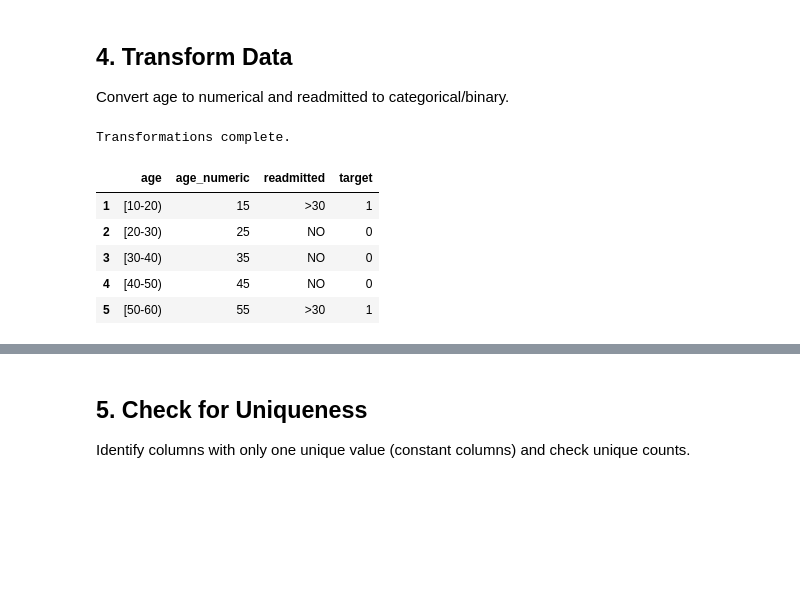
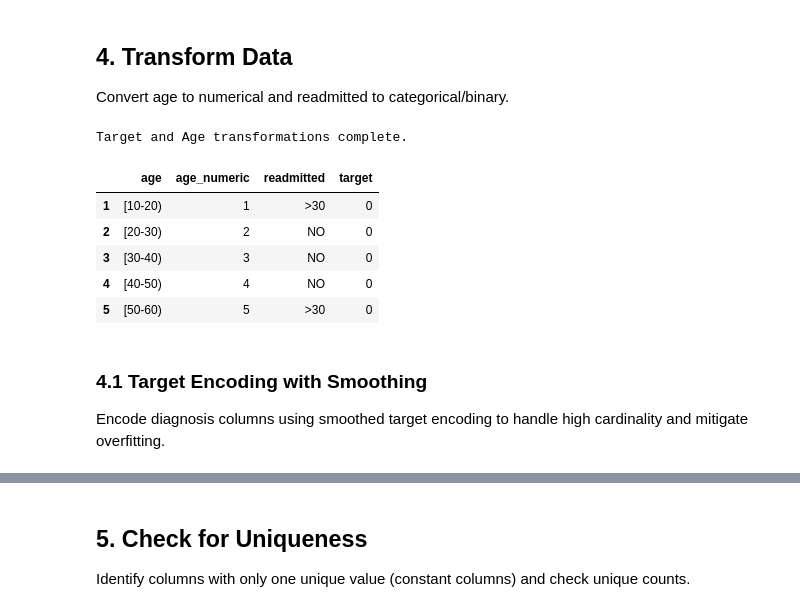
Before and after one commit to ZiyadSefiri/PFA-, a Jupyter notebook: Training/eda.ipynb, the cells around one changed output, grey strips where cells are left out. Drawn from its saved outputs; the diff is of its cells as text; code cells hidden in the pictures; blank space fills up the shorter version.

```diff
--- a/Training/eda.ipynb
+++ b/Training/eda.ipynb
@@ -85,24 +85,27 @@ Columns with all null values: []
 Convert age to numerical and readmitted to categorical/binary.
 # %%
 # Transform 'age' range to the midpoint or lower bound
-# e.g., '[10-20)' -> 15
 age_map = {
-    '[0-10)': 5, '[10-20)': 15, '[20-30)': 25, '[30-40)': 35,
-    '[40-50)': 45, '[50-60)': 55, '[60-70)': 65, '[70-80)': 75,
-    '[80-90)': 85, '[90-100)': 95
+    '[0-10)': 0, '[10-20)': 1, '[20-30)': 2, '[30-40)': 3,
+    '[40-50)': 4, '[50-60)': 5, '[60-70)': 6, '[70-80)': 7,
+    '[80-90)': 8, '[90-100)': 9
 }
 df['age_numeric'] = df['age'].replace(age_map)
 
-# Transform 'readmitted' to binary (0: NO, 1: <30 or >30)
-df['target'] = df['readmitted'].apply(lambda x: 0 if x == 'NO' else 1)
+# Update target: 1 if readmitted < 30 days, 0 otherwise
+df['target'] = df['readmitted'].apply(lambda x: 1 if x == '<30' else 0)
 
-print("Transformations complete.")
+print('Target and Age transformations complete.')
 df[['age', 'age_numeric', 'readmitted', 'target']].head()
 # %% [output]
-Transformations complete.
+Target and Age transformations complete.
 |  | age | age_numeric | readmitted | target |
-| 1 | [10-20) | 15 | >30 | 1 |
-| 2 | [20-30) | 25 | NO | 0 |
-| 3 | [30-40) | 35 | NO | 0 |
-| 4 | [40-50) | 45 | NO | 0 |
-| 5 | [50-60) | 55 | >30 | 1 |
+| 1 | [10-20) | 1 | >30 | 0 |
+| 2 | [20-30) | 2 | NO | 0 |
+| 3 | [30-40) | 3 | NO | 0 |
+| 4 | [40-50) | 4 | NO | 0 |
+| 5 | [50-60) | 5 | >30 | 0 |
+# %% [markdown]
+### 4.1 Target Encoding with Smoothing
+
+Encode diagnosis columns using smoothed target encoding to handle high cardinality and mitigate overfitting.
```
Also changed, not shown: parts of 12 cells of this notebook.
